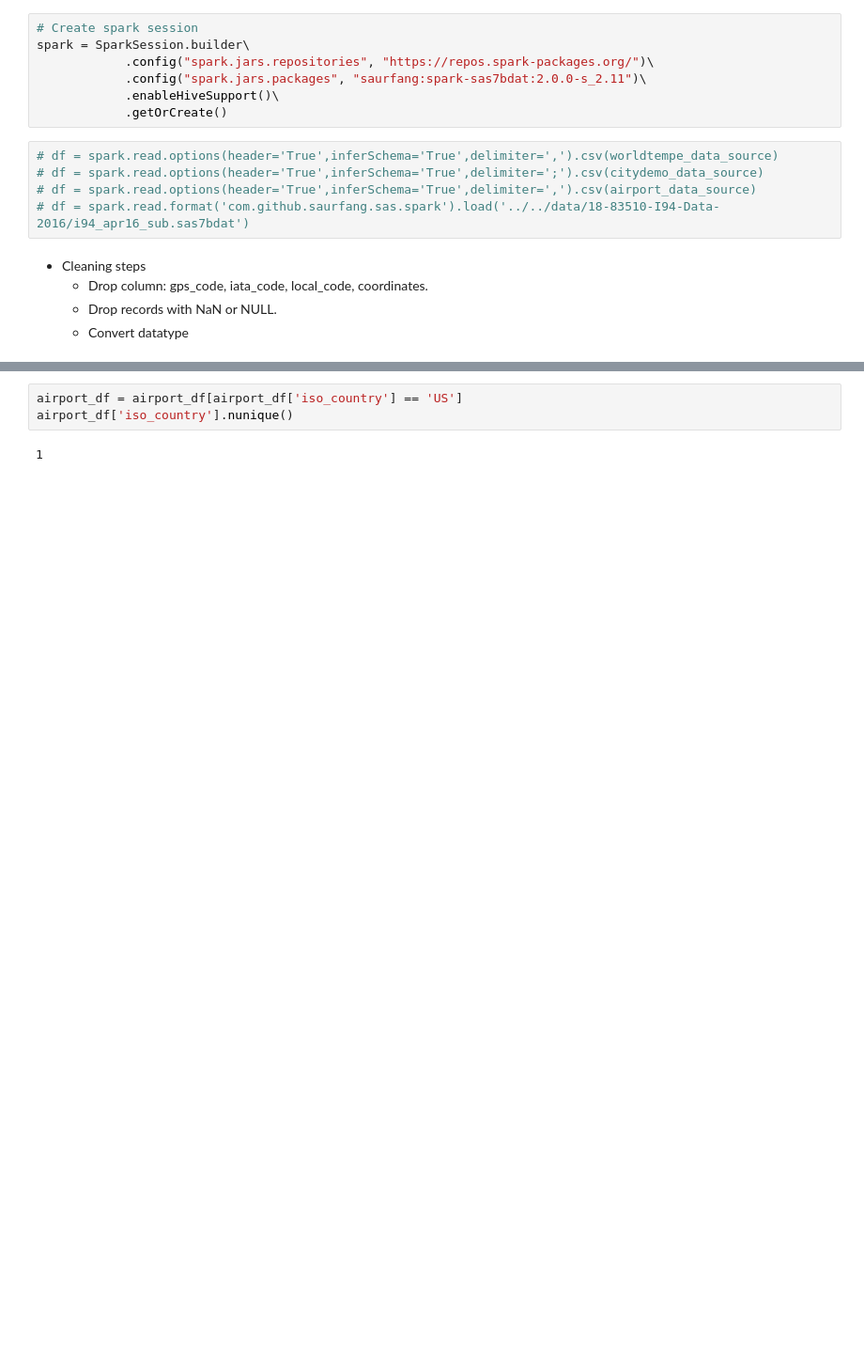
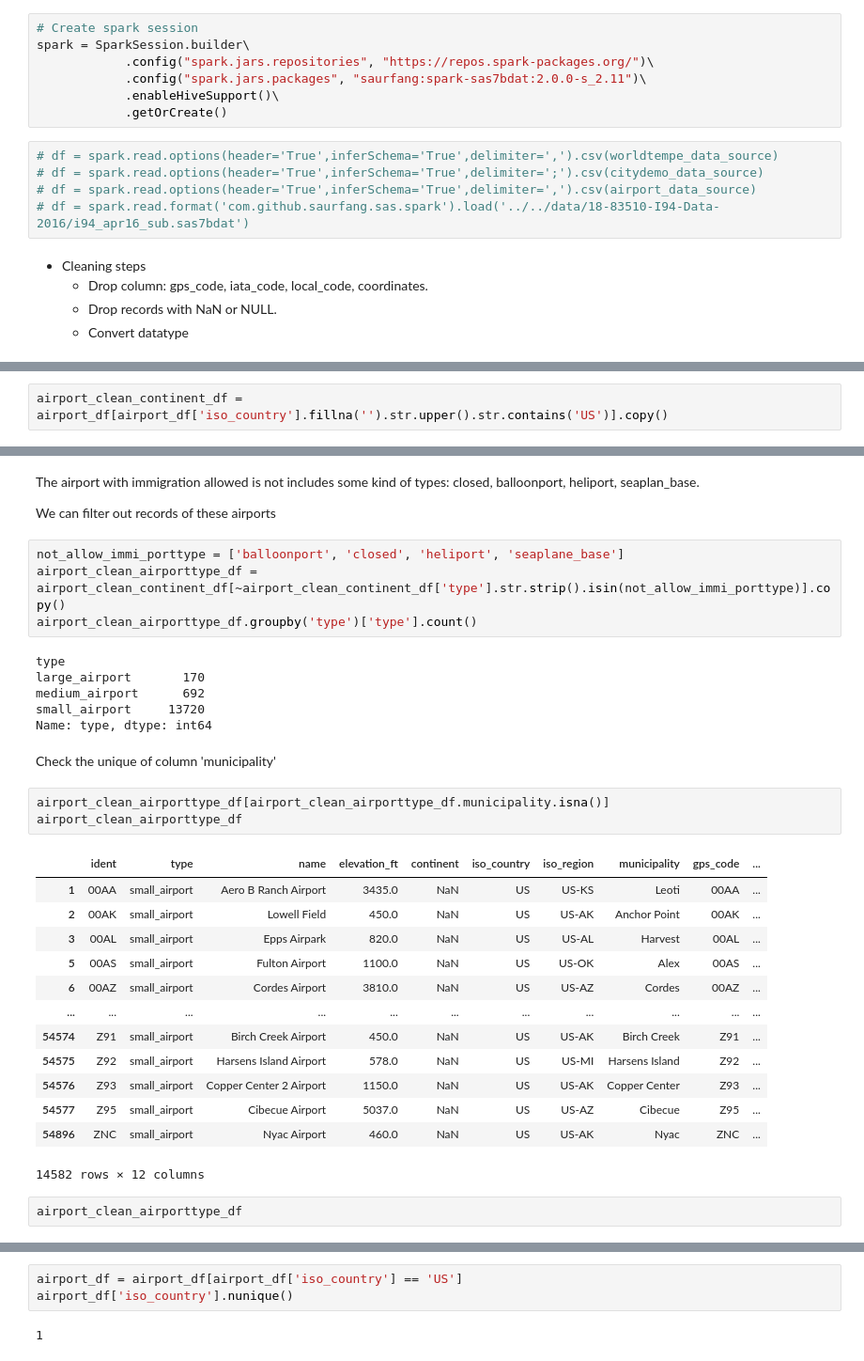
Before and after one commit to doanvanthanhfpt/DataEngineering-CapstoneProject, a Jupyter notebook: unitTest-cleaning_staging_airport.ipynb, the cells around one changed output, grey strips where cells are left out. Shown: that part at 94% size. Cells and saved outputs as stored; diff of their text form; blank space fills up the shorter version.

```diff
--- a/unitTest-cleaning_staging_airport.ipynb
+++ b/unitTest-cleaning_staging_airport.ipynb
@@ -70,0 +116,2 @@ airport_df['iso_country'].nunique()
+# %%
+airport_clean_continent_df = airport_df[airport_df['iso_country'].fillna('').str.upper().str.contains('US')].copy()
@@ -70,0 +132,35 @@ airport_df['iso_country'].nunique()
+# %% [markdown]
+The airport with immigration allowed is not includes some kind of types: closed, balloonport, heliport, seaplan_base.
+
+We can filter out records of these airports
+# %%
+not_allow_immi_porttype = ['balloonport', 'closed', 'heliport', 'seaplane_base']
+airport_clean_airporttype_df = airport_clean_continent_df[~airport_clean_continent_df['type'].str.strip().isin(not_allow_immi_porttype)].copy()
+airport_clean_airporttype_df.groupby('type')['type'].count()
+# %% [output]
+type
+large_airport       170
+medium_airport      692
+small_airport     13720
+Name: type, dtype: int64
+# %% [markdown]
+Check the unique of column 'municipality'
+# %%
+airport_clean_airporttype_df[airport_clean_airporttype_df.municipality.isna()]
+airport_clean_airporttype_df
+# %% [output]
+|  | ident | type | name | elevation_ft | continent | iso_country | iso_region | municipality | gps_code | ... |
+| 1 | 00AA | small_airport | Aero B Ranch Airport | 3435.0 | NaN | US | US-KS | Leoti | 00AA | ... |
+| 2 | 00AK | small_airport | Lowell Field | 450.0 | NaN | US | US-AK | Anchor Point | 00AK | ... |
+| 3 | 00AL | small_airport | Epps Airpark | 820.0 | NaN | US | US-AL | Harvest | 00AL | ... |
+| 5 | 00AS | small_airport | Fulton Airport | 1100.0 | NaN | US | US-OK | Alex | 00AS | ... |
+| 6 | 00AZ | small_airport | Cordes Airport | 3810.0 | NaN | US | US-AZ | Cordes | 00AZ | ... |
+| ... | ... | ... | ... | ... | ... | ... | ... | ... | ... | ... |
+| 54574 | Z91 | small_airport | Birch Creek Airport | 450.0 | NaN | US | US-AK | Birch Creek | Z91 | ... |
+| 54575 | Z92 | small_airport | Harsens Island Airport | 578.0 | NaN | US | US-MI | Harsens Island | Z92 | ... |
+| 54576 | Z93 | small_airport | Copper Center 2 Airport | 1150.0 | NaN | US | US-AK | Copper Center | Z93 | ... |
+| 54577 | Z95 | small_airport | Cibecue Airport | 5037.0 | NaN | US | US-AZ | Cibecue | Z95 | ... |
+| 54896 | ZNC | small_airport | Nyac Airport | 460.0 | NaN | US | US-AK | Nyac | ZNC | ... |
+14582 rows × 12 columns
+# %%
+airport_clean_airporttype_df
```
Also changed, not shown: parts of 22 cells of this notebook.
